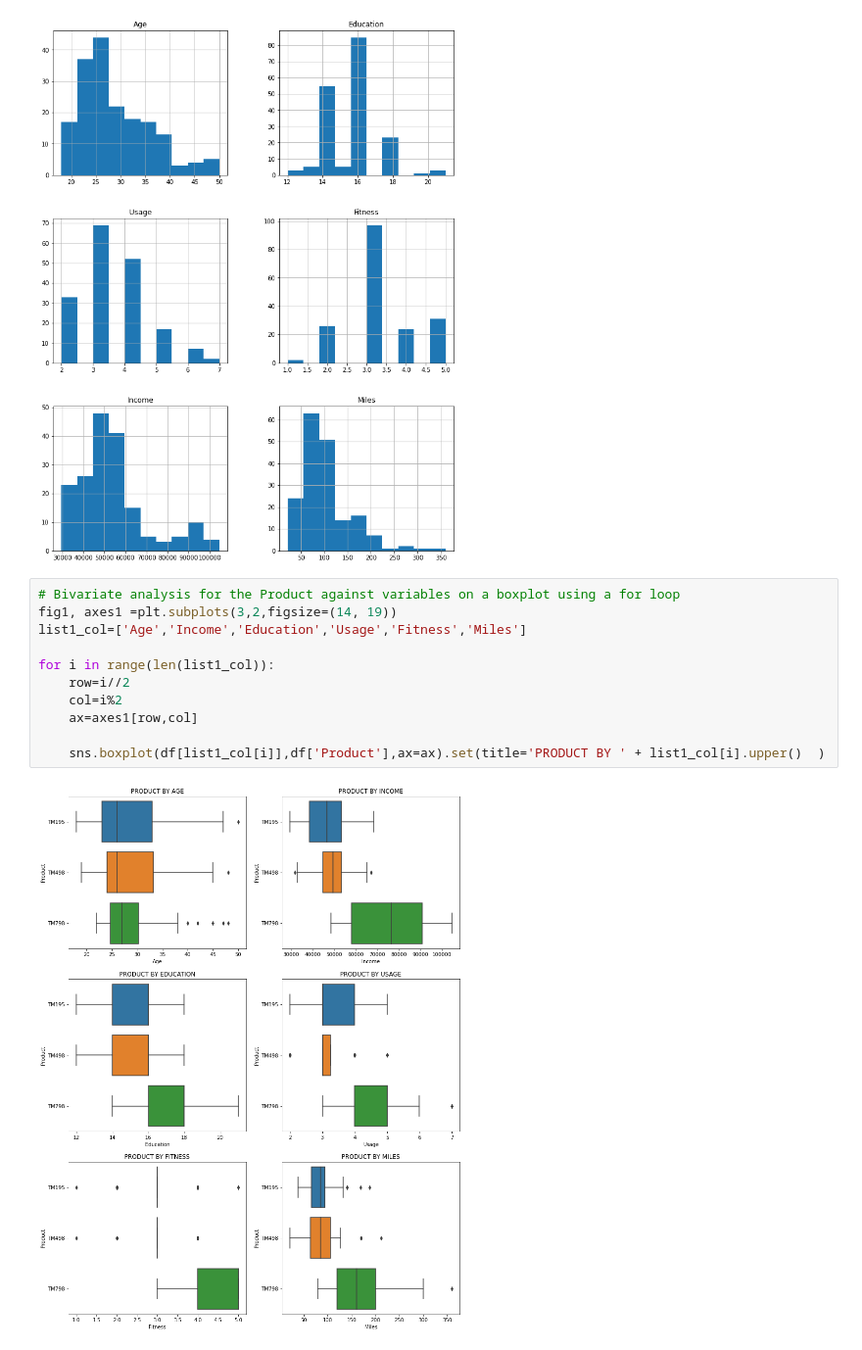
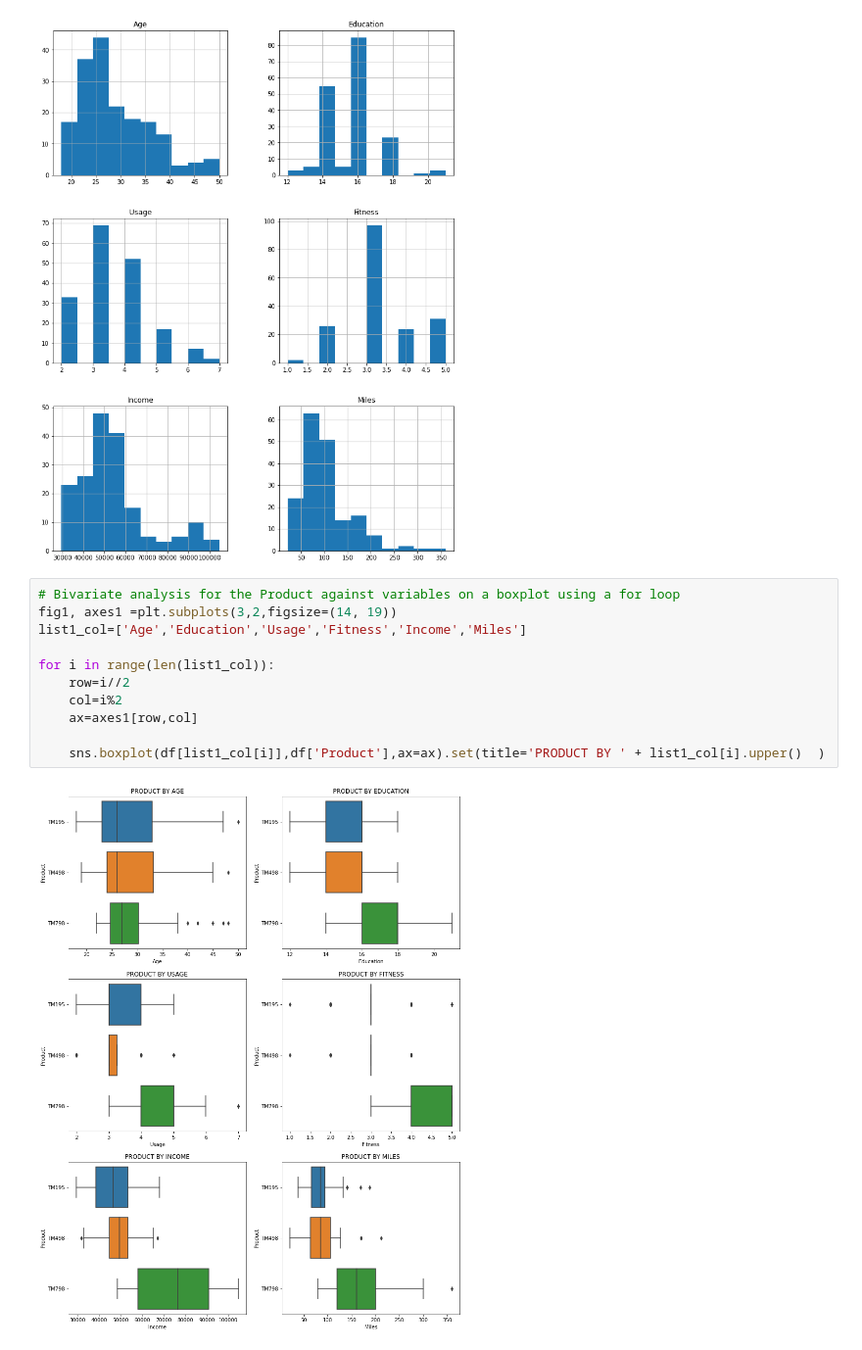
Before and after one commit to patrickamwayi/casestudy-for-cardio-good-fitness, a Jupyter notebook: casestudy-for-cardio-good-fitness.ipynb, the cells around one changed output. Shown at 98% size. Cells and saved outputs as stored; diff of their text form.

```diff
--- a/casestudy-for-cardio-good-fitness.ipynb
+++ b/casestudy-for-cardio-good-fitness.ipynb
@@ -103,13 +103,13 @@ plt.show()
 # %%
 # Bivariate analysis for the Product against variables on a boxplot using a for loop
 fig1, axes1 =plt.subplots(3,2,figsize=(14, 19))
-list1_col=['Age','Income','Education','Usage','Fitness','Miles']
+list1_col=['Age','Education','Usage','Fitness','Income','Miles']
 
 for i in range(len(list1_col)):
     row=i//2
     col=i%2
     ax=axes1[row,col]
 
     sns.boxplot(df[list1_col[i]],df['Product'],ax=ax).set(title='PRODUCT BY ' + list1_col[i].upper()  )
 # %% [output]
-[figure, old version]
+[figure, new version]
```
